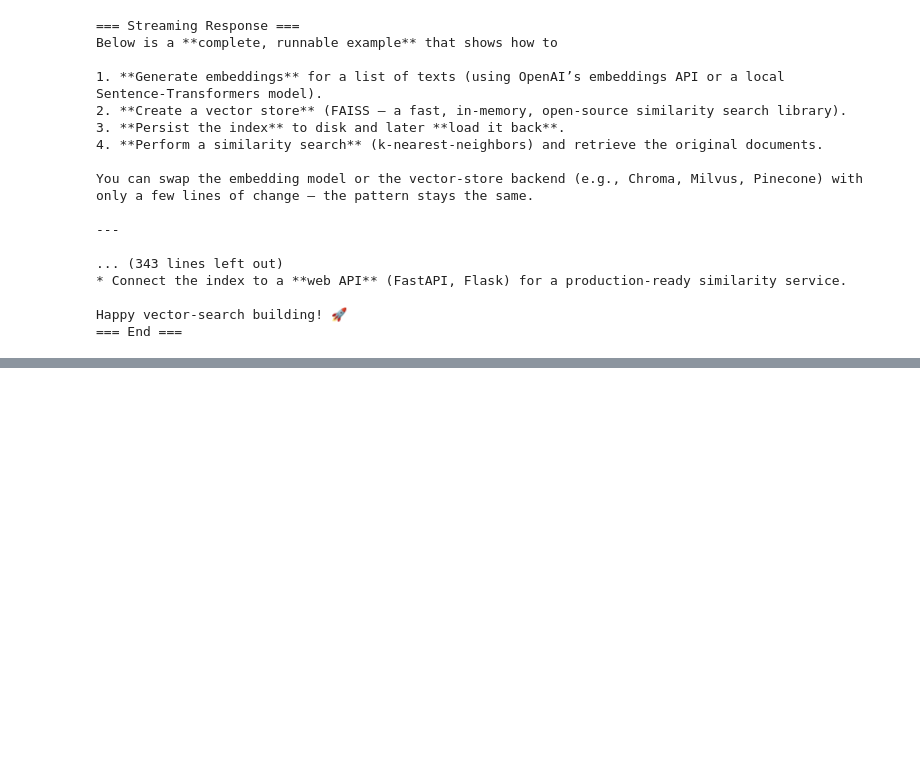
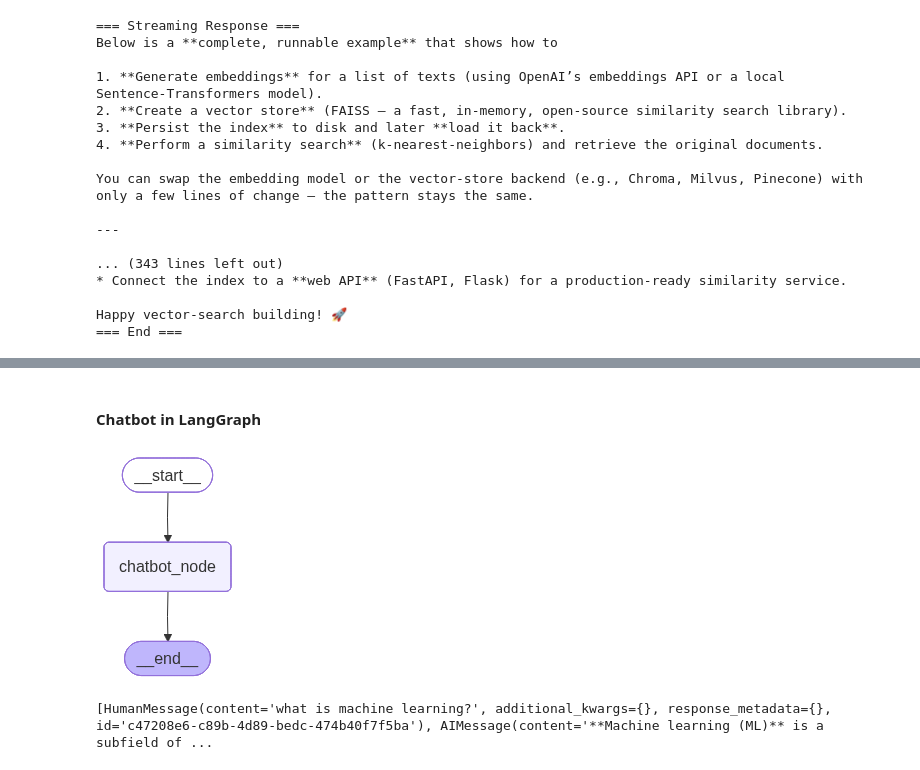
Before and after one commit to AquibPy/RAGenius, a Jupyter notebook: notebooks/document.ipynb, the cells around one changed output, grey strips where cells are left out. Cells and saved outputs as stored; diff of their text form; code cells hidden in the pictures; blank space fills up the shorter version.

```diff
--- a/notebooks/document.ipynb
+++ b/notebooks/document.ipynb
@@ -1152,0 +1245,41 @@ Happy vector‑search building! 🚀
+# %% [markdown]
+#### Chatbot in LangGraph
+# %%
+from typing import TypedDict,Annotated
+from dotenv import load_dotenv
+from langchain.chat_models import init_chat_model
+from langgraph.graph import START, END, StateGraph
+from langgraph.graph.message import add_messages
+load_dotenv(override=True )
+
+
+llm = init_chat_model(
+    "openai/gpt-oss-120b",
+    model_provider="groq",
+    temperature=0.7,
+)
+
+class State(TypedDict):
+    messages: Annotated[list,add_messages]
+
+
+def chatbot(state: State) -> State:
+    return {"messages": [llm.invoke(state["messages"])]}
+
+builder = StateGraph(State)
+
+builder.add_node("chatbot_node", chatbot)
+
+builder.add_edge(START, "chatbot_node")
+builder.add_edge("chatbot_node", END)
+
+graph = builder.compile()
+graph
+# %% [output]
+[figure, added]
+# %%
+message = {"role": "user","content":"what is machine learning?"}
+response = graph.invoke({"messages": [message]})
+print(response["messages"])
+# %% [output]
+[HumanMessage(content='what is machine learning?', additional_kwargs={}, response_metadata={}, id='c47208e6-c89b-4d89-bedc-474b40f7f5ba'), AIMessage(content='**Machine learning (ML)** is a subfield of ...
```
Also changed, not shown: parts of 24 cells of this notebook, 1 other file.
